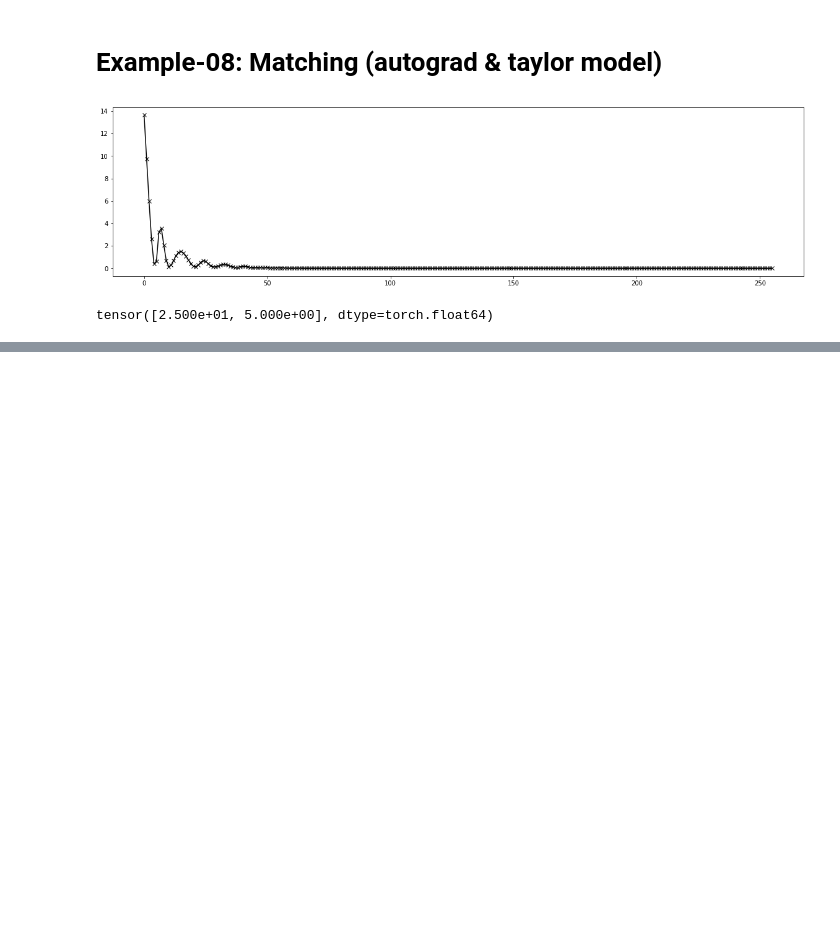
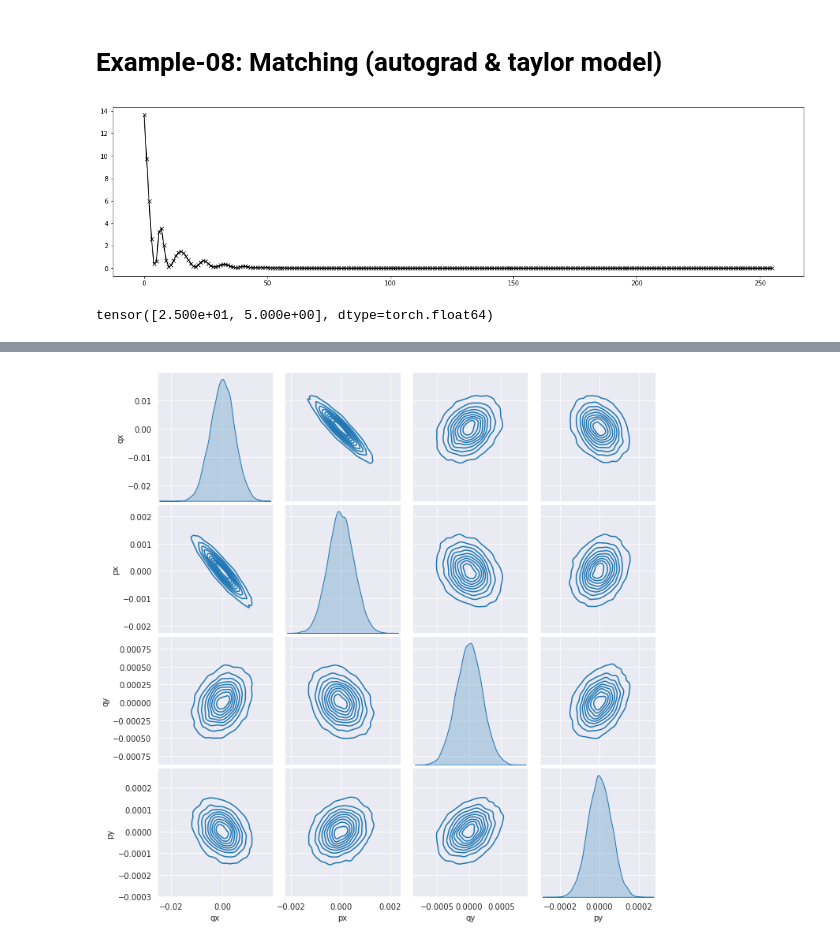
Before and after one commit to i-a-morozov/twiss, a Jupyter notebook: twiss.ipynb, the cells around one changed output, grey strips where cells are left out. Cells and saved outputs as stored; diff of their text form; code cells hidden in the pictures; blank space fills up the shorter version.

Commit message:
09_18_2023: add matched beam example

```diff
--- a/twiss.ipynb
+++ b/twiss.ipynb
@@ -902,0 +1002,14 @@ tensor([2.500e+01, 5.000e+00], dtype=torch.float64)
+# %%
+# Same with distribution function
+
+from twiss.beam import distribution
+
+bd = distribution(mean, torch.tensor([ex, ey], dtype=torch.float64), ws)
+
+beam = bd.sample((2**14, )).T
+
+print(bd.covariance_matrix)
+print()
+
+print(beam.cov())
+print()
@@ -902,0 +1035,6 @@ tensor([2.500e+01, 5.000e+00], dtype=torch.float64)
+# %%
+# Transformed beam covariance matrix (map)
+
+beam = torch.func.vmap(lambda x: fodo(x, k))(beam.T).T
+
+print(beam.cov())
@@ -902,0 +1046,8 @@ tensor([2.500e+01, 5.000e+00], dtype=torch.float64)
+# %%
+# Prepare data frame for plotting
+
+import pandas
+
+df = pandas.DataFrame(beam.T.cpu().numpy())
+df.columns = ['qx', 'px', 'qy', 'py']
+df
@@ -902,0 +1068,12 @@ tensor([2.500e+01, 5.000e+00], dtype=torch.float64)
+# %%
+# Plot beam
+
+import matplotlib.pyplot as plt
+import seaborn as sns
+
+sns.set_style('darkgrid')
+
+sns.pairplot(df, kind='kde')
+plt.show()
+# %% [output]
+[figure, added]
```
Also changed, not shown: parts of 12 cells of this notebook.
